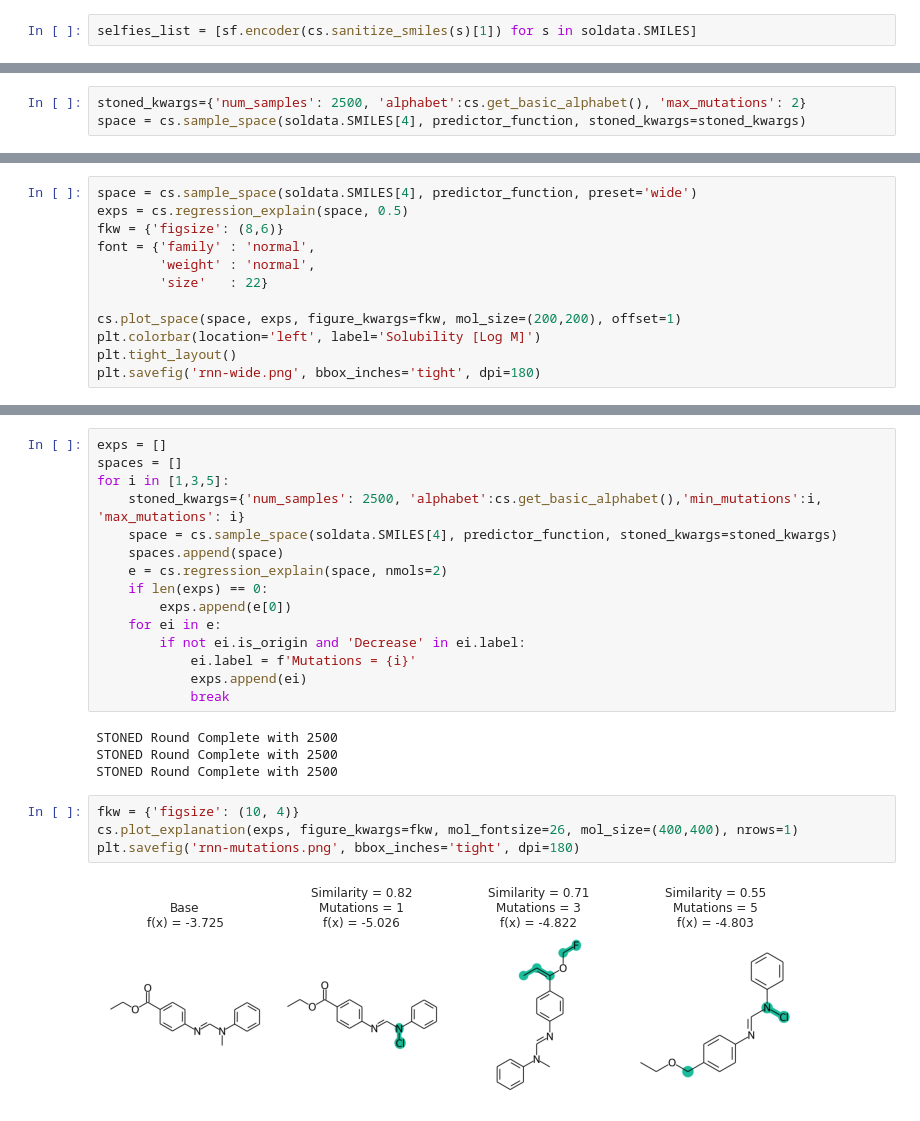
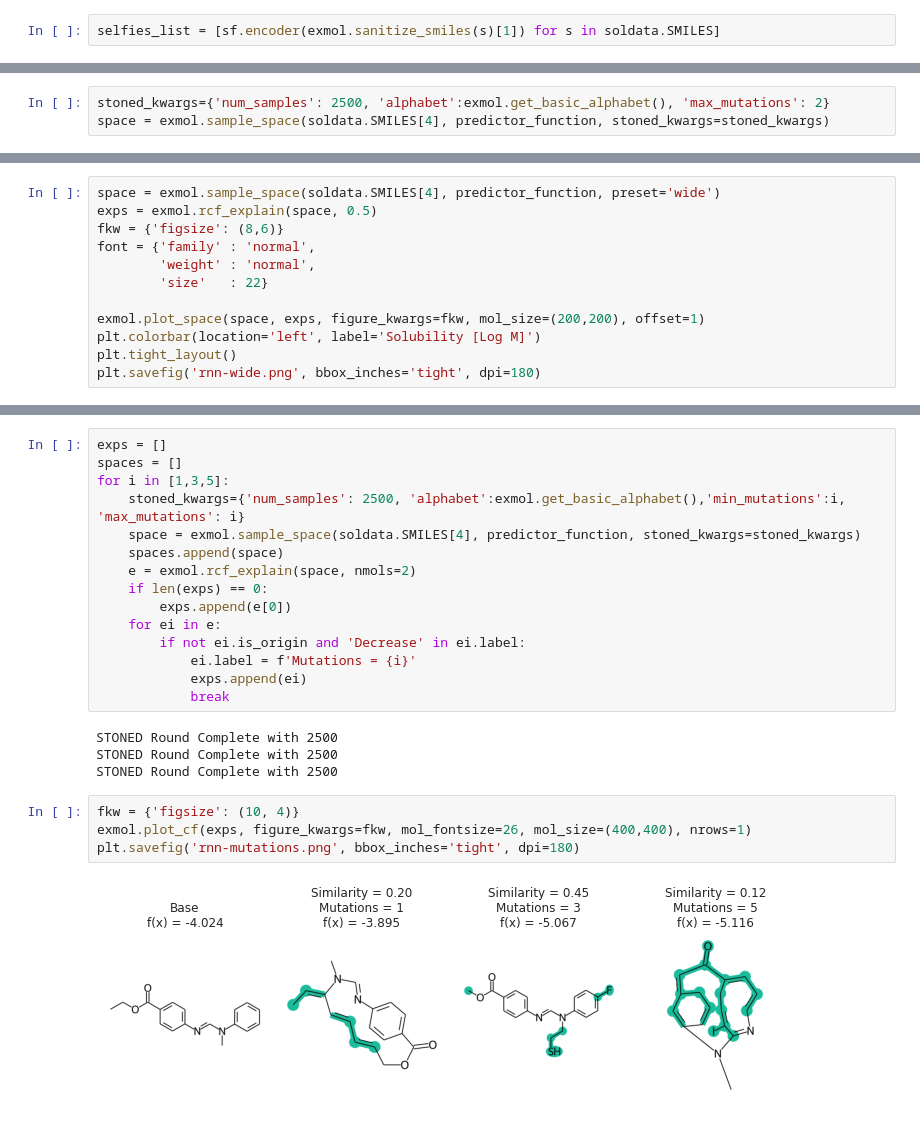
Before and after one commit to ur-whitelab/exmol, a Jupyter notebook: paper/Solubility-RNN.ipynb, the cells around one changed output, grey strips where cells are left out. Drawn from its saved outputs; the diff is of its cells as text.

```diff
--- a/paper/Solubility-RNN.ipynb
+++ b/paper/Solubility-RNN.ipynb
@@ -35,7 +33,7 @@ soldata.head()
 | 4 | A-2575 | ethyl 4-[[(methylphenylamino)meth... | InChI=1S/C17H18N2O2/c1-3-21-17(20... | GNGYPJUKIKDJQT-UHFFFAOYSA-N | CCOC(=O)c1ccc(cc1)N=CN(C)c2ccccc2 | -5.450777 | 0.000000 | 1 | G1 | 282.343 | ... |
 5 rows × 26 columns
 # %%
-selfies_list = [sf.encoder(cs.sanitize_smiles(s)[1]) for s in soldata.SMILES]
+selfies_list = [sf.encoder(exmol.sanitize_smiles(s)[1]) for s in soldata.SMILES]
 # %%
 vocab = list(sf.get_alphabet_from_selfies([s for s in selfies_list if s is not None]))
 vocab_stoi = {o:i for o,i in zip(vocab, range(len(vocab)))}
@@ -218,6 +183,6 @@ array([        nan, -1.25675154])
 # %%
-stoned_kwargs={'num_samples': 2500, 'alphabet':cs.get_basic_alphabet(), 'max_mutations': 2}
-space = cs.sample_space(soldata.SMILES[4], predictor_function, stoned_kwargs=stoned_kwargs)
+stoned_kwargs={'num_samples': 2500, 'alphabet':exmol.get_basic_alphabet(), 'max_mutations': 2}
+space = exmol.sample_space(soldata.SMILES[4], predictor_function, stoned_kwargs=stoned_kwargs)
 # %% [output]
 STONED Round Complete with 2500
 STONED Round Complete with 2500
@@ -244,12 +209,12 @@ plt.savefig('rnn-space.png', bbox_inches='tight', dpi=180)
 # %%
-space = cs.sample_space(soldata.SMILES[4], predictor_function, preset='wide')
-exps = cs.regression_explain(space, 0.5)
+space = exmol.sample_space(soldata.SMILES[4], predictor_function, preset='wide')
+exps = exmol.rcf_explain(space, 0.5)
 fkw = {'figsize': (8,6)}
 font = {'family' : 'normal',
         'weight' : 'normal',
         'size'   : 22}
 
-cs.plot_space(space, exps, figure_kwargs=fkw, mol_size=(200,200), offset=1)
+exmol.plot_space(space, exps, figure_kwargs=fkw, mol_size=(200,200), offset=1)
 plt.colorbar(location='left', label='Solubility [Log M]')
 plt.tight_layout()
 plt.savefig('rnn-wide.png', bbox_inches='tight', dpi=180)
@@ -266,10 +231,10 @@ STONED Round Complete with 600
 exps = []
 spaces = []
 for i in [1,3,5]:
-    stoned_kwargs={'num_samples': 2500, 'alphabet':cs.get_basic_alphabet(),'min_mutations':i, 'max_mutations': i}
-    space = cs.sample_space(soldata.SMILES[4], predictor_function, stoned_kwargs=stoned_kwargs)
+    stoned_kwargs={'num_samples': 2500, 'alphabet':exmol.get_basic_alphabet(),'min_mutations':i, 'max_mutations': i}
+    space = exmol.sample_space(soldata.SMILES[4], predictor_function, stoned_kwargs=stoned_kwargs)
     spaces.append(space)
-    e = cs.regression_explain(space, nmols=2)
+    e = exmol.rcf_explain(space, nmols=2)
     if len(exps) == 0:
         exps.append(e[0])
     for ei in e:
@@ -283,10 +248,10 @@ STONED Round Complete with 2500
 STONED Round Complete with 2500
 # %%
 fkw = {'figsize': (10, 4)}
-cs.plot_explanation(exps, figure_kwargs=fkw, mol_fontsize=26, mol_size=(400,400), nrows=1)
+exmol.plot_cf(exps, figure_kwargs=fkw, mol_fontsize=26, mol_size=(400,400), nrows=1)
 plt.savefig('rnn-mutations.png', bbox_inches='tight', dpi=180)
 # %% [output]
-[figure, old version]
+[figure, new version]
 # %%
 fig, axs = plt.subplots(1, 3, figsize=(8,3), dpi=180, squeeze=True, sharey=True)
 for i,n in enumerate([1,3,5]):
```
Also changed, not shown: parts of 15 cells of this notebook, 3 other files.
